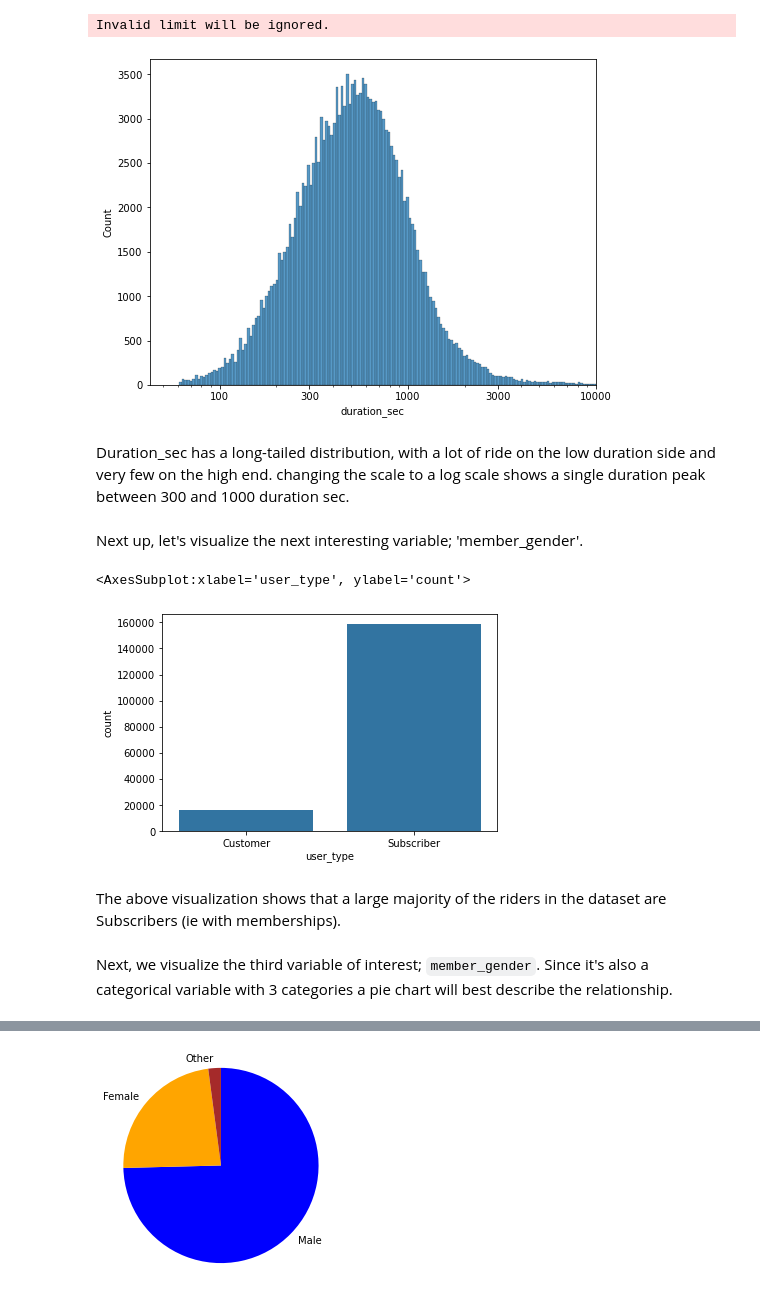
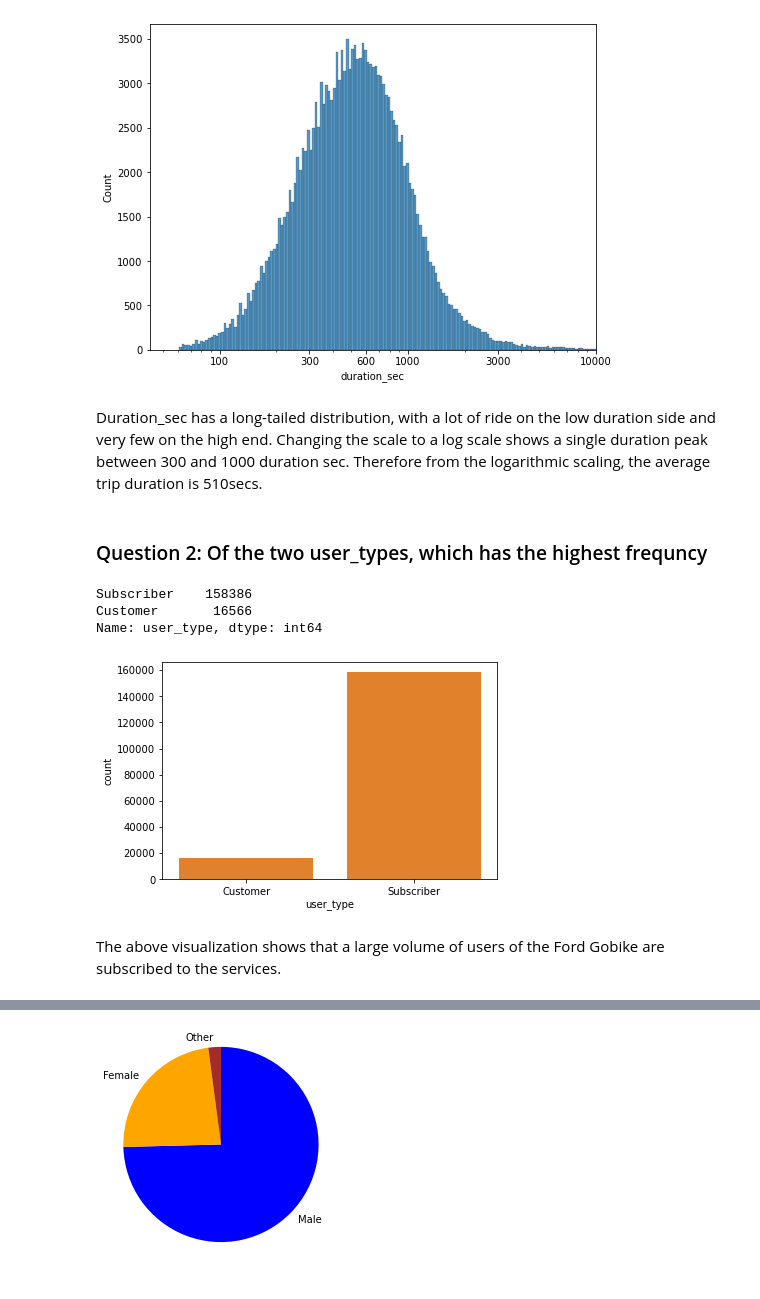
Before and after one commit to I-Sobe/Ford-GoBike-System-Data, a Jupyter notebook: Part_I_exploration_template.ipynb, the cells around one changed output, grey strips where cells are left out. Drawn from its saved outputs; the diff is of its cells as text; code cells hidden in the pictures.

```diff
--- a/Part_I_exploration_template.ipynb
+++ b/Part_I_exploration_template.ipynb
@@ -78,0 +109,3 @@ for var in category_var_dict:
+# %%
+# to prevent null values error, we drop them
+df.dropna(inplace=True)
@@ -78,0 +136,6 @@ for var in category_var_dict:
+# %%
+# indexing the columns
+cols = df.columns[1:3]
+
+# converting the indexed columns to datetime
+df[cols] = df[cols].apply(pd.to_datetime, errors='coerce')
@@ -78,0 +170,12 @@ for var in category_var_dict:
+# %%
+# convert day, and hour into ordered categorical types
+ordinal_var_dict = {'start_day' : ['Monday','Tuesday','Wednesday','Thursday','Friday', 'Saturday', 'Sunday'],
+                    'end_day': ['Monday','Tuesday','Wednesday','Thursday','Friday', 'Saturday', 'Sunday'],
+                   'start_hr': [str(i) for i in range(0,24)],
+                   'end_hr': [str(i) for i in range(0,24)]
+                   }
+
+for var in ordinal_var_dict:
+    ordered_var = pd.api.types.CategoricalDtype(ordered = True,
+                                                categories = ordinal_var_dict[var])
+    df[var] = df[var].astype(ordered_var)
@@ -78,0 +184,12 @@ for var in category_var_dict:
+# %%
+# first, we create an age column
+df['age'] = df['start_year'] - df['member_birth_year']
+#using pandas_cut function to cut the age column
+#create the bin_edges that will be used to cut the data into groups.
+bin_edges = [1, 18, 37.0, 57.0, 110]
+
+#create labels for the new categories.
+bin_names = ['Gen Z', 'Milennials', 'Gen X', 'Bloomers']
+
+# puting the pandas_cut function to use
+df['age_groups'] = pd.cut(df['age'], bin_edges, labels = bin_names)
@@ -127,26 +253,27 @@ sb.histplot(data=df, x='duration_sec')
 # %%
 # the data is highly skewed, so for more even distributuion we'll change the scaling to log
 plt.figure(figsize = [8,6])
-g=sb.histplot(data=df, x='duration_sec', log_scale=True)
-x_ticks=[100, 300, 1000, 3000, 10000, 30000]
+g=sb.histplot(data = df, x ='duration_sec', log_scale = True)
+x_ticks=[100, 300, 600, 1000, 3000, 10000, 30000]
 g.set(xticks=x_ticks, xticklabels=x_ticks)
 plt.xlim(0,10000);
 # %% [output]
-Invalid limit will be ignored.
-[figure, old version]
+[figure, new version]
 # %% [markdown]
-Duration_sec has a long-tailed distribution, with a lot of ride on the low duration side and very few on the high end. changing the scale to a log scale shows a single duration peak between 300 and 1000 duration sec.
+Duration_sec has a long-tailed distribution, with a lot of ride on the low duration side and very few on the high end. Changing the scale to a log scale shows a single duration peak between 300 and 1000 duration sec. Therefore from the logarithmic scaling, the average trip duration is 510secs.
-# %% [markdown]
-Next up, let's visualize the next interesting variable; 'member_gender'.
+# %% [markdown]
+### Question 2: Of the two user_types, which has the highest frequncy
 # %%
-# since it's a quantitative variabe ()using a bar plot,
+# since User_types is a quantitative variabe, using a bar plot,
 # i'll place the categorical variable(user_type) on the x-axis
-base_color = sb.color_palette()[0]
-sb.countplot(data=df, x='user_type', color=base_color)
+#selecting a single color
+base_color = sb.color_palette()[1]
+sb.countplot(data=df, x = 'user_type' , color=base_color)
+print(df.user_type.value_counts())
 # %% [output]
-<AxesSubplot:xlabel='user_type', ylabel='count'>
+Subscriber    158386
+Customer       16566
+Name: user_type, dtype: int64
-[figure, old version]
+[figure, new version]
 # %% [markdown]
-The above visualization shows that a large majority of the riders in the dataset are Subscribers (ie with memberships).
+The above visualization shows that a large volume of users of the Ford Gobike are subscribed to the services.
-# %% [markdown]
-Next, we visualize the third variable of interest; `member_gender`. Since it's also a categorical variable with 3 categories a pie chart will best describe the relationship.
```
Also changed, not shown: parts of 98 cells of this notebook, 4 other files.
